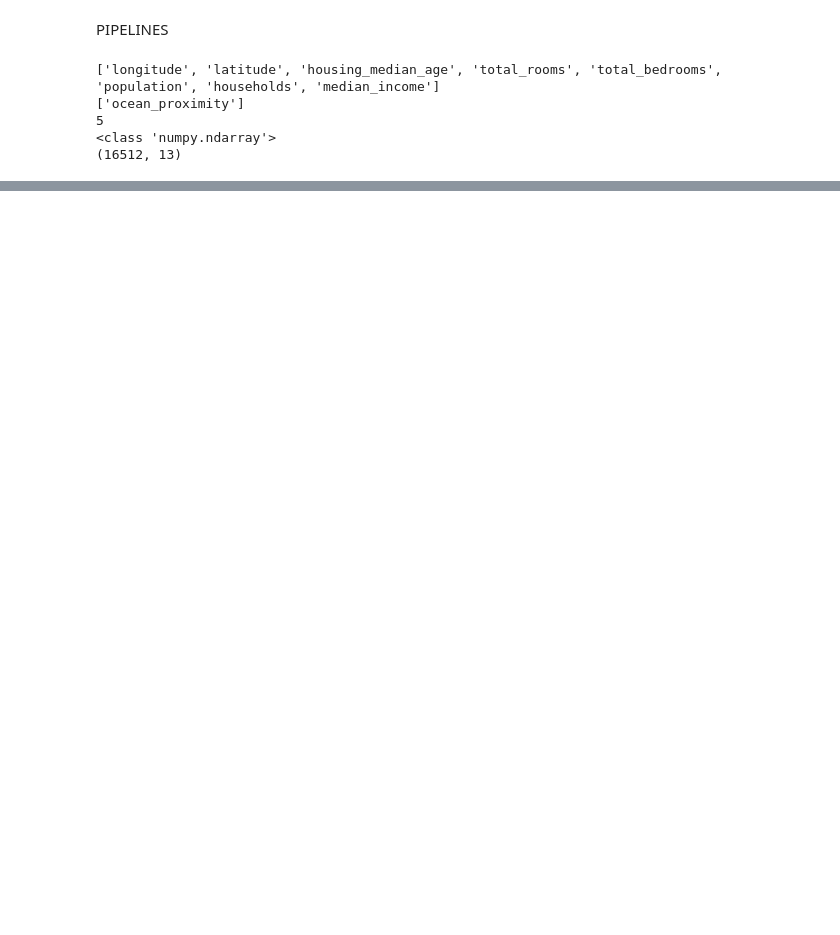
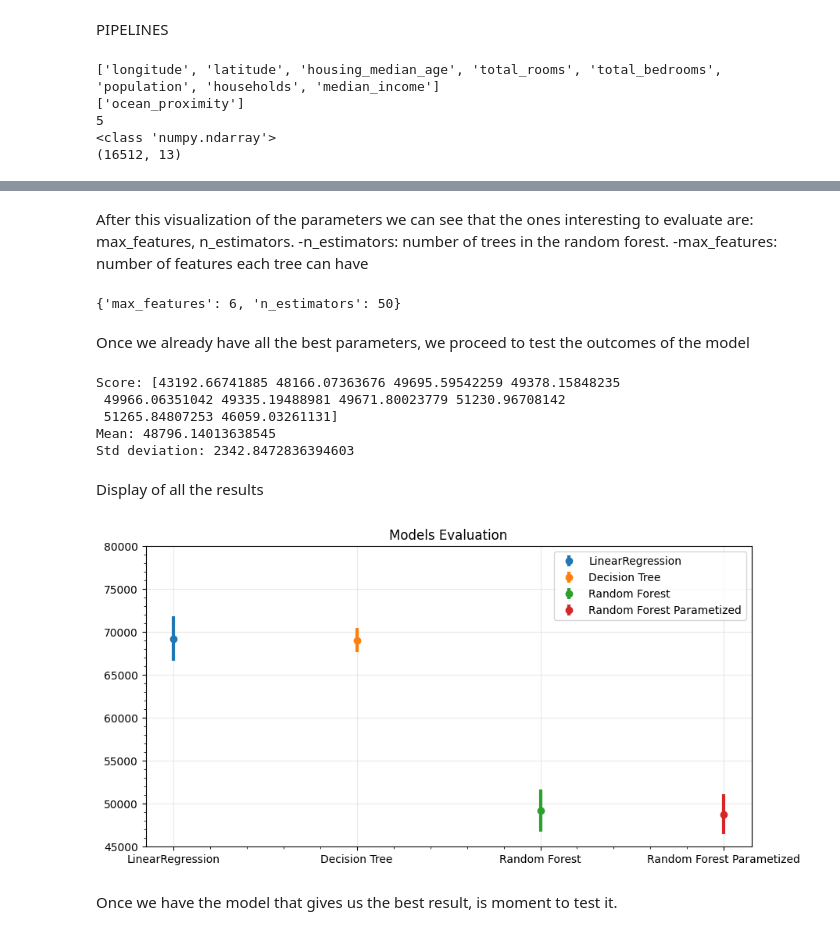
Before and after one commit to CarlosRiggio/ML_UNIBO, a Jupyter notebook: main2.ipynb, the cells around one changed output, grey strips where cells are left out. Saved outputs shown, nothing was run; the diff lists cells and outputs as text; code cells hidden in the pictures; blank space fills up the shorter version.

```diff
--- a/main2.ipynb
+++ b/main2.ipynb
@@ -239,0 +341,66 @@ print(data_processed.shape)
+# %% [markdown]
+After this visualization of the parameters we can see that the ones interesting to evaluate are: max_features, n_estimators.
+    -n_estimators: number of trees in the random forest.
+    -max_features: number of features each tree can have
+# %%
+from sklearn.model_selection import GridSearchCV
+
+param_grid = [
+    {'n_estimators': [2, 5, 10, 20, 30, 40, 50], 'max_features': [2, 4, 6, 8, 10, 12, 14]},
+    # then try 6 (2×3) combinations with bootstrap set as False
+    {'bootstrap': [False], 'n_estimators': [3, 10], 'max_features': [2, 3, 4]},
+  ]
+
+forest_reg = RandomForestRegressor(random_state=42)
+grid_search = GridSearchCV(forest_reg, param_grid, cv=5, scoring='neg_mean_squared_error', return_train_score=True, n_jobs=-1)
+grid_search.fit(data_processed, target)
+
+grid_search.best_params_
+# %% [output]
+{'max_features': 6, 'n_estimators': 50}
+# %% [markdown]
+Once we already have all the best parameters, we proceed to test the outcomes of the model
+# %%
+from sklearn.ensemble import RandomForestRegressor
+
+rf_regression = RandomForestRegressor(random_state=42, n_estimators=50, max_features=6)
+
+#Aqui entrenamamos el modelo.
+rf_regression.fit(data_processed, target)
+
+#El modelo LR ya ha sido entrenado entonces validamos el ese modelo con la data_processed y el target
+scores = cross_val_score(rf_regression, data_processed, target, scoring="neg_mean_squared_error", cv=10)
+score_processed_RF = np.sqrt(-scores)
+display_score(score_processed_RF)
+# %% [output]
+Score: [43192.66741885 48166.07363676 49695.59542259 49378.15848235
+ 49966.06351042 49335.19488981 49671.80023779 51230.96708142
+ 51265.84807253 46059.03261131]
+Mean: 48796.14013638545
+Std deviation: 2342.8472836394603
+# %% [markdown]
+Display of all the results
+# %%
+list_model = ['LinearRegression', 'Decision Tree', 'Random Forest', 'Random Forest Parametized']
+list_mean = [69228.23291191524, 69058.95246575619, 49213.61564069473, 48796.14013638545]
+list_sd = [2575.2001334016063, 1386.0890432795886, 2483.8518439097506, 2342.8472836394603]
+
+plt.figure(figsize=(10, 5))  # Increased the figure size for better visualization
+
+x_values = np.arange(len(list_model))
+
+for i in range(len(list_model)):
+    plt.errorbar(x_values[i], list_mean[i], yerr=list_sd[i], fmt='o', label=list_model[i], linewidth=3)
+
+plt.xticks(x_values, list_model)
+plt.title("Models Evaluation")
+plt.ylim(45000, 80000)
+plt.grid(True, which='major', color='#666666', linestyle='-')
+plt.minorticks_on()
+plt.grid(True, which='major', color='#999999', linestyle='-', alpha=0.2)
+plt.legend()  # Added legend for model labels
+plt.show()
+# %% [output]
+[figure, added]
+# %% [markdown]
+Once we have the model that gives us the best result, is moment to test it.
```
Also changed, not shown: parts of 35 cells of this notebook.
